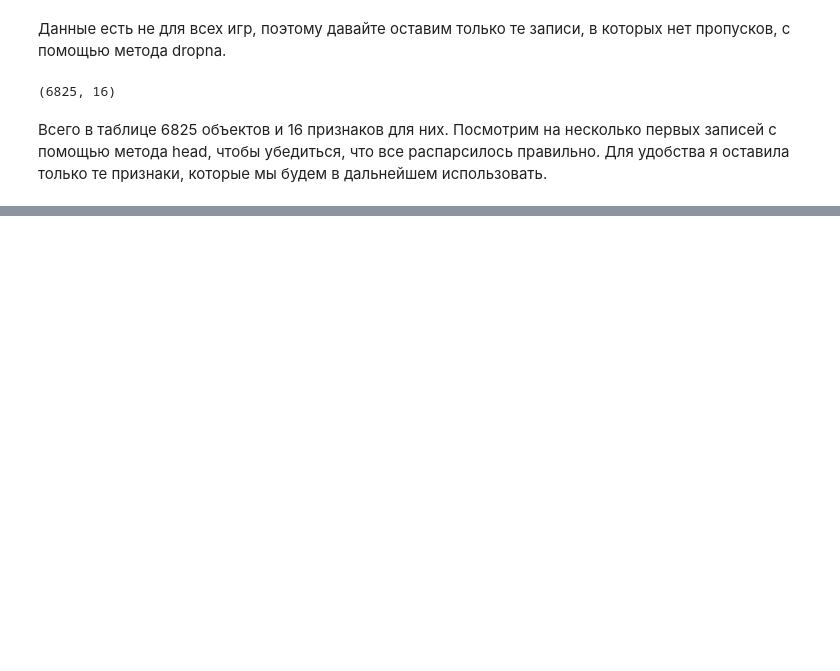
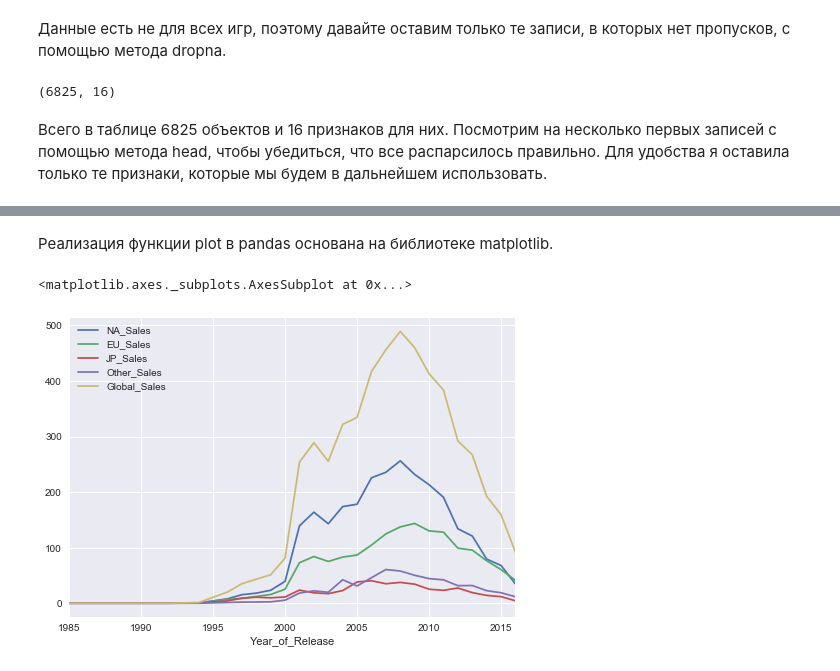
Before and after one commit to psicho/opendatascience, a Jupyter notebook: 002_teory_2.ipynb, the cells around one changed output, grey strips where cells are left out. Saved outputs shown, nothing was run; the diff lists cells and outputs as text; code cells hidden in the pictures; blank space fills up the shorter version.

```diff
--- a/002_teory_2.ipynb
+++ b/002_teory_2.ipynb
@@ -76,0 +82,8 @@ df[useful_cols].head(100)
+# %% [markdown]
+Реализация функции plot в pandas основана на библиотеке matplotlib.
+# %%
+sales_df = df[[x for x in df.columns if 'Sales' in x] + ['Year_of_Release']]
+sales_df.groupby('Year_of_Release').sum().plot()
+# %% [output]
+<matplotlib.axes._subplots.AxesSubplot at 0x...>
+[figure, added]
```
Also changed, not shown: parts of 70 cells of this notebook, 2 other files.
